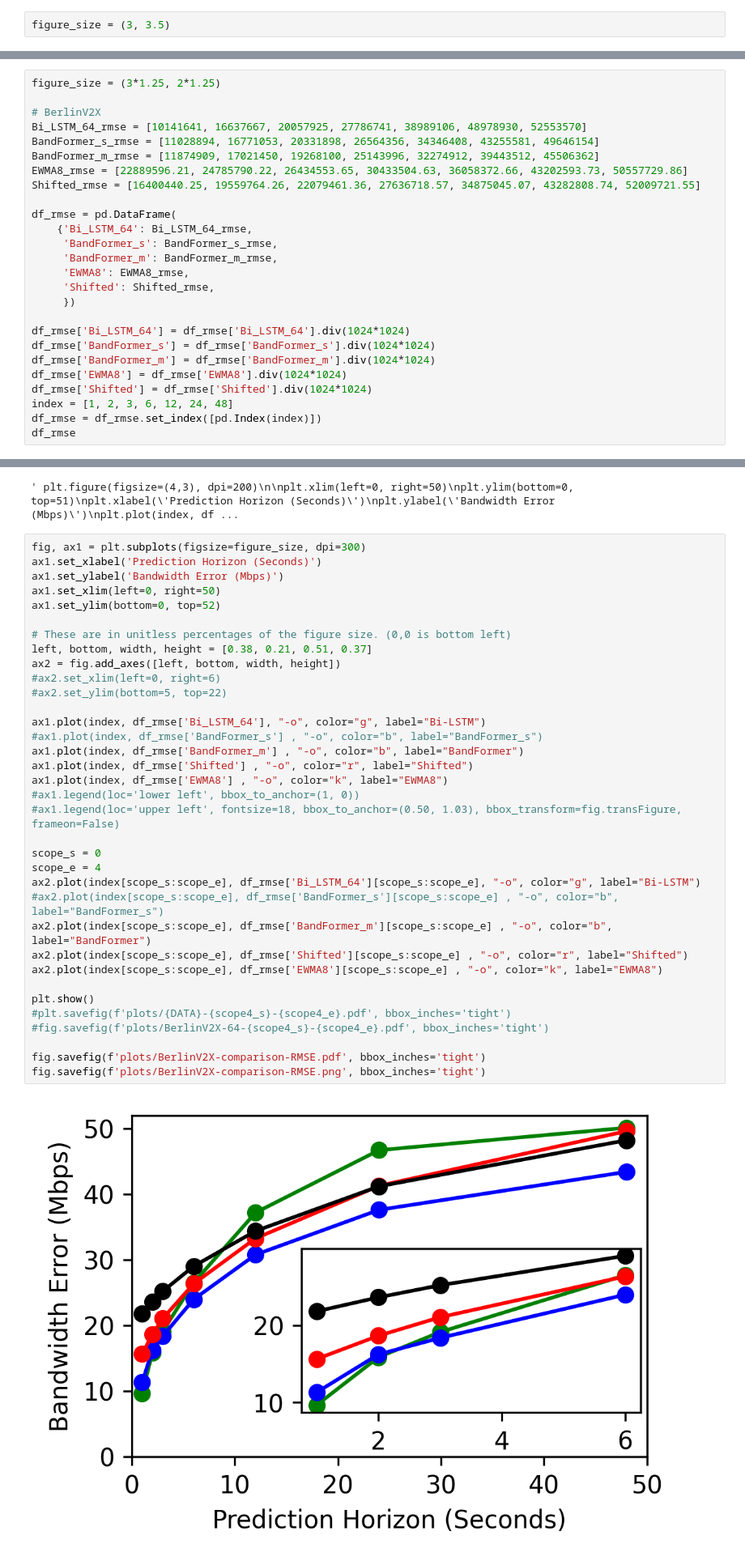
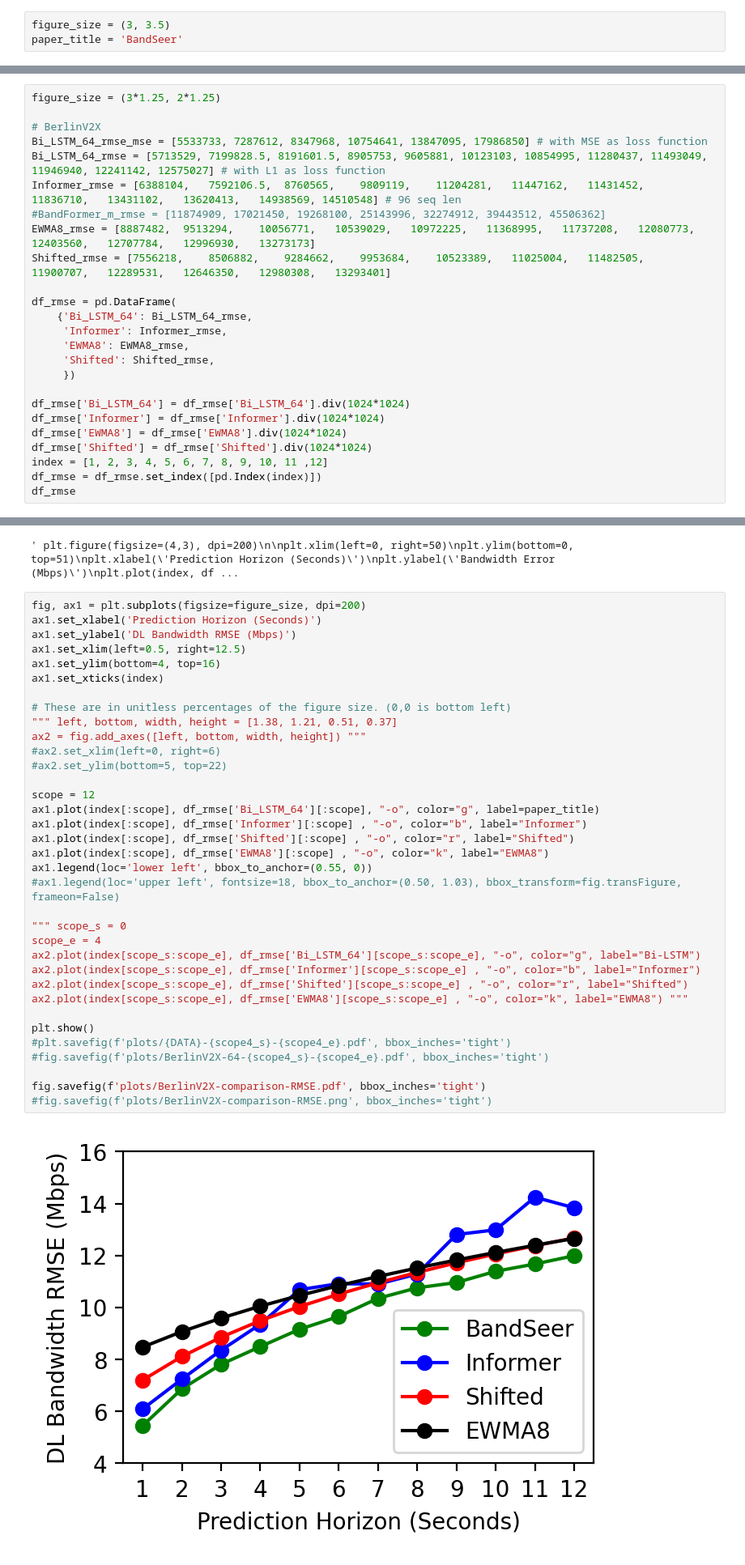
Before and after one commit to birkandenizer/Informer2020, a Jupyter notebook: create-plots.ipynb, the cells around one changed output, grey strips where cells are left out. Shown: that part at 81% size. Cells and saved outputs as stored; diff of their text form.

```diff
--- a/create-plots.ipynb
+++ b/create-plots.ipynb
@@ -4,5 +4,6 @@ import pandas as pd
 import matplotlib.pyplot as plt
 # %%
 figure_size = (3, 3.5)
+paper_title = 'BandSeer'
 # %%
 # NYU-METS-M15-Standard
@@ -310,26 +308,25 @@ plt.savefig(f'plots/5GBeyond-comparison-MAE.png', bbox_inches='tight')
 figure_size = (3*1.25, 2*1.25)
 
 # BerlinV2X
-Bi_LSTM_64_rmse = [10141641, 16637667, 20057925, 27786741, 38989106, 48978930, 52553570]
-BandFormer_s_rmse = [11028894, 16771053, 20331898, 26564356, 34346408, 43255581, 49646154]
-BandFormer_m_rmse = [11874909, 17021450, 19268100, 25143996, 32274912, 39443512, 45506362]
-EWMA8_rmse = [22889596.21, 24785790.22, 26434553.65, 30433504.63, 36058372.66, 43202593.73, 50557729.86]
-Shifted_rmse = [16400440.25, 19559764.26, 22079461.36, 27636718.57, 34875045.07, 43282808.74, 52009721.55]
+Bi_LSTM_64_rmse_mse = [5533733, 7287612, 8347968, 10754641, 13847095, 17986850] # with MSE as loss function
+Bi_LSTM_64_rmse = [5713529, 7199828.5, 8191601.5, 8905753, 9605881, 10123103, 10854995, 11280437, 11493049, 11946940, 12241142, 12575027] # with L1 as loss function
+Informer_rmse = [6388104,	7592106.5,	8760565,	9809119,	11204281,	11447162,	11431452,	11836710,	13431102,	13620413,	14938569, 14510548] # 96 seq len
+#BandFormer_m_rmse = [11874909, 17021450, 19268100, 25143996, 32274912, 39443512, 45506362]
+EWMA8_rmse = [8887482,	9513294,	10056771,	10539029,	10972225,	11368995,	11737208,	12080773,	12403560,	12707784,	12996930,	13273173]
+Shifted_rmse = [7556218,	8506882,	9284662,	9953684,	10523389,	11025004,	11482505,	11900707,	12289531,	12646350,	12980308,	13293401]
 
 df_rmse = pd.DataFrame(
     {'Bi_LSTM_64': Bi_LSTM_64_rmse,
-     'BandFormer_s': BandFormer_s_rmse,
-     'BandFormer_m': BandFormer_m_rmse,
+     'Informer': Informer_rmse,
      'EWMA8': EWMA8_rmse,
      'Shifted': Shifted_rmse,
      })
 
 df_rmse['Bi_LSTM_64'] = df_rmse['Bi_LSTM_64'].div(1024*1024)
-df_rmse['BandFormer_s'] = df_rmse['BandFormer_s'].div(1024*1024)
-df_rmse['BandFormer_m'] = df_rmse['BandFormer_m'].div(1024*1024)
+df_rmse['Informer'] = df_rmse['Informer'].div(1024*1024)
 df_rmse['EWMA8'] = df_rmse['EWMA8'].div(1024*1024)
 df_rmse['Shifted'] = df_rmse['Shifted'].div(1024*1024)
-index = [1, 2, 3, 6, 12, 24, 48]
+index = [1, 2, 3, 4, 5, 6, 7, 8, 9, 10, 11 ,12]
 df_rmse = df_rmse.set_index([pd.Index(index)])
 df_rmse
 # %% [output]
@@ -361,39 +363,39 @@ plt.savefig(f'plots/BerlinV2X-comparison-RMSE.pdf', bbox_inches='tight') """
 # %% [output]
 ' plt.figure(figsize=(4,3), dpi=200)\n\nplt.xlim(left=0, right=50)\nplt.ylim(bottom=0, top=51)\nplt.xlabel(\'Prediction Horizon (Seconds)\')\nplt.ylabel(\'Bandwidth Error (Mbps)\')\nplt.plot(index, df ...
 # %%
-fig, ax1 = plt.subplots(figsize=figure_size, dpi=300)
+fig, ax1 = plt.subplots(figsize=figure_size, dpi=200)
 ax1.set_xlabel('Prediction Horizon (Seconds)')
-ax1.set_ylabel('Bandwidth Error (Mbps)')
-ax1.set_xlim(left=0, right=50)
-ax1.set_ylim(bottom=0, top=52)
+ax1.set_ylabel('DL Bandwidth RMSE (Mbps)')
+ax1.set_xlim(left=0.5, right=12.5)
+ax1.set_ylim(bottom=4, top=16)
+ax1.set_xticks(index)
 
 # These are in unitless percentages of the figure size. (0,0 is bottom left)
-left, bottom, width, height = [0.38, 0.21, 0.51, 0.37]
-ax2 = fig.add_axes([left, bottom, width, height])
+""" left, bottom, width, height = [1.38, 1.21, 0.51, 0.37]
+ax2 = fig.add_axes([left, bottom, width, height]) """
 #ax2.set_xlim(left=0, right=6)
 #ax2.set_ylim(bottom=5, top=22)
 
-ax1.plot(index, df_rmse['Bi_LSTM_64'], "-o", color="g", label="Bi-LSTM")
-#ax1.plot(index, df_rmse['BandFormer_s'] , "-o", color="b", label="BandFormer_s")
-ax1.plot(index, df_rmse['BandFormer_m'] , "-o", color="b", label="BandFormer")
-ax1.plot(index, df_rmse['Shifted'] , "-o", color="r", label="Shifted")
-ax1.plot(index, df_rmse['EWMA8'] , "-o", color="k", label="EWMA8")
-#ax1.legend(loc='lower left', bbox_to_anchor=(1, 0))
+scope = 12
+ax1.plot(index[:scope], df_rmse['Bi_LSTM_64'][:scope], "-o", color="g", label=paper_title)
+ax1.plot(index[:scope], df_rmse['Informer'][:scope] , "-o", color="b", label="Informer")
+ax1.plot(index[:scope], df_rmse['Shifted'][:scope] , "-o", color="r", label="Shifted")
+ax1.plot(index[:scope], df_rmse['EWMA8'][:scope] , "-o", color="k", label="EWMA8")
+ax1.legend(loc='lower left', bbox_to_anchor=(0.55, 0))
 #ax1.legend(loc='upper left', fontsize=18, bbox_to_anchor=(0.50, 1.03), bbox_transform=fig.transFigure, frameon=False)
 
-scope_s = 0
+""" scope_s = 0
 scope_e = 4
 ax2.plot(index[scope_s:scope_e], df_rmse['Bi_LSTM_64'][scope_s:scope_e], "-o", color="g", label="Bi-LSTM")
-#ax2.plot(index[scope_s:scope_e], df_rmse['BandFormer_s'][scope_s:scope_e] , "-o", color="b", label="BandFormer_s")
-ax2.plot(index[scope_s:scope_e], df_rmse['BandFormer_m'][scope_s:scope_e] , "-o", color="b", label="BandFormer")
+ax2.plot(index[scope_s:scope_e], df_rmse['Informer'][scope_s:scope_e] , "-o", color="b", label="Informer")
 ax2.plot(index[scope_s:scope_e], df_rmse['Shifted'][scope_s:scope_e] , "-o", color="r", label="Shifted")
-ax2.plot(index[scope_s:scope_e], df_rmse['EWMA8'][scope_s:scope_e] , "-o", color="k", label="EWMA8")
+ax2.plot(index[scope_s:scope_e], df_rmse['EWMA8'][scope_s:scope_e] , "-o", color="k", label="EWMA8") """
 
 plt.show()
 #plt.savefig(f'plots/{DATA}-{scope4_s}-{scope4_e}.pdf', bbox_inches='tight')
 #fig.savefig(f'plots/BerlinV2X-64-{scope4_s}-{scope4_e}.pdf', bbox_inches='tight')
 
 fig.savefig(f'plots/BerlinV2X-comparison-RMSE.pdf', bbox_inches='tight')
-fig.savefig(f'plots/BerlinV2X-comparison-RMSE.png', bbox_inches='tight')
+#fig.savefig(f'plots/BerlinV2X-comparison-RMSE.png', bbox_inches='tight')
 # %% [output]
-[figure, old version]
+[figure, new version]
```
Also changed, not shown: parts of 16 cells of this notebook, 5 other files.
